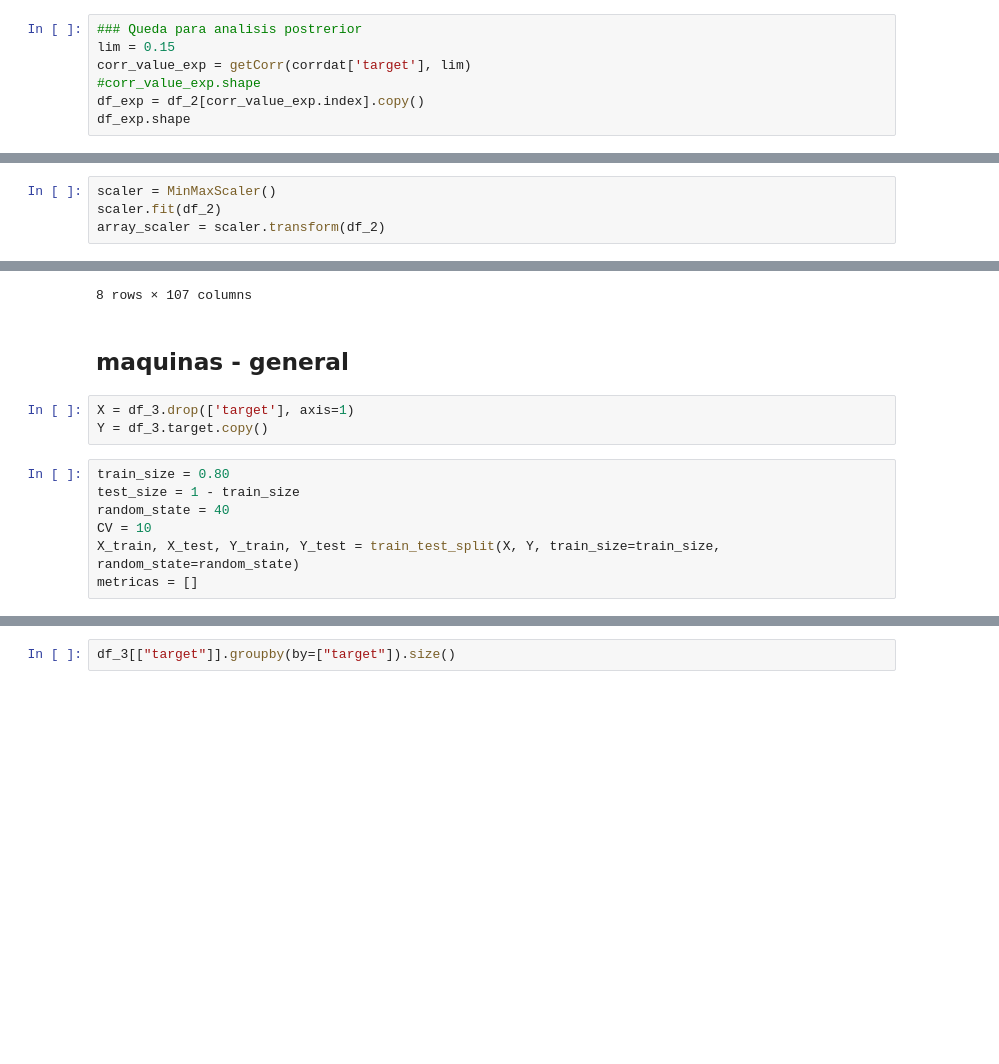
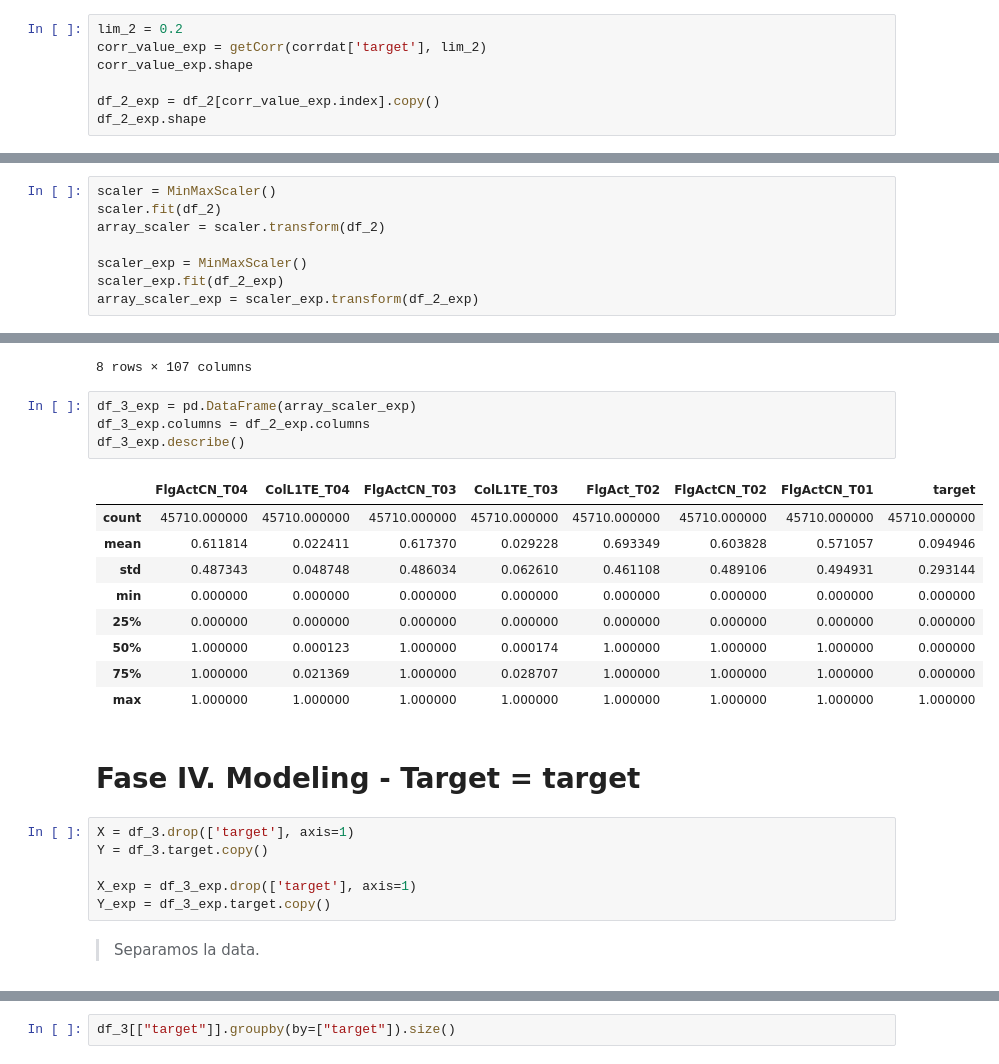
Before and after one commit to Maxibrionest/MachineLearning, a Jupyter notebook: Entrega2/Entrega2.ipynb, the cells around one changed output, grey strips where cells are left out. Cells and saved outputs as stored; diff of their text form; blank space fills up the shorter version.

```diff
--- a/Entrega2/Entrega2.ipynb
+++ b/Entrega2/Entrega2.ipynb
@@ -1517,8 +1552,8 @@ dtype: int64
 # %%
-### Queda para analisis postrerior
-lim = 0.15
-corr_value_exp = getCorr(corrdat['target'], lim)
-#corr_value_exp.shape
-df_exp = df_2[corr_value_exp.index].copy()
-df_exp.shape
+lim_2 = 0.2
+corr_value_exp = getCorr(corrdat['target'], lim_2)
+corr_value_exp.shape
+
+df_2_exp = df_2[corr_value_exp.index].copy()
+df_2_exp.shape
 # %% [output]
@@ -1562,6 +1611,10 @@ Length: 107, dtype: int64
 scaler = MinMaxScaler()
 scaler.fit(df_2)
 array_scaler = scaler.transform(df_2)
+
+scaler_exp = MinMaxScaler()
+scaler_exp.fit(df_2_exp)
+array_scaler_exp = scaler_exp.transform(df_2_exp)
 # %%
 df_3 = pd.DataFrame(array_scaler)
 df_3.columns = df_2.columns
@@ -1577,15 +1630,29 @@ df_3.describe()
 | 75% | 1.000000 | 0.014236 | 0.361131 | 0.360180 | 0.026428 | 0.014772 | 0.350905 | 0.349334 | ... |
 | max | 1.000000 | 1.000000 | 1.000000 | 1.000000 | 1.000000 | 1.000000 | 1.000000 | 1.000000 | ... |
 8 rows × 107 columns
-# %% [markdown]
-## maquinas - general
+# %%
+df_3_exp = pd.DataFrame(array_scaler_exp)
+df_3_exp.columns = df_2_exp.columns
+df_3_exp.describe()
+# %% [output]
+|  | FlgActCN_T04 | ColL1TE_T04 | FlgActCN_T03 | ColL1TE_T03 | FlgAct_T02 | FlgActCN_T02 | FlgActCN_T01 | target |
+| count | 45710.000000 | 45710.000000 | 45710.000000 | 45710.000000 | 45710.000000 | 45710.000000 | 45710.000000 | 45710.000000 |
+| mean | 0.611814 | 0.022411 | 0.617370 | 0.029228 | 0.693349 | 0.603828 | 0.571057 | 0.094946 |
+| std | 0.487343 | 0.048748 | 0.486034 | 0.062610 | 0.461108 | 0.489106 | 0.494931 | 0.293144 |
+| min | 0.000000 | 0.000000 | 0.000000 | 0.000000 | 0.000000 | 0.000000 | 0.000000 | 0.000000 |
+| 25% | 0.000000 | 0.000000 | 0.000000 | 0.000000 | 0.000000 | 0.000000 | 0.000000 | 0.000000 |
+| 50% | 1.000000 | 0.000123 | 1.000000 | 0.000174 | 1.000000 | 1.000000 | 1.000000 | 0.000000 |
+| 75% | 1.000000 | 0.021369 | 1.000000 | 0.028707 | 1.000000 | 1.000000 | 1.000000 | 0.000000 |
+| max | 1.000000 | 1.000000 | 1.000000 | 1.000000 | 1.000000 | 1.000000 | 1.000000 | 1.000000 |
+# %% [markdown]
+# **Fase IV. Modeling - Target = target**
 # %%
 X = df_3.drop(['target'], axis=1)
 Y = df_3.target.copy()
+
+X_exp = df_3_exp.drop(['target'], axis=1)
+Y_exp = df_3_exp.target.copy()
-# %%
-train_size = 0.80
-test_size = 1 - train_size
-random_state = 40
-CV = 10
-X_train, X_test, Y_train, Y_test = train_test_split(X, Y, train_size=train_size, random_state=random_state)
-metricas = []
+# %% [markdown]
+
+
+> Separamos la data.
```
Also changed, not shown: parts of 217 cells of this notebook.
